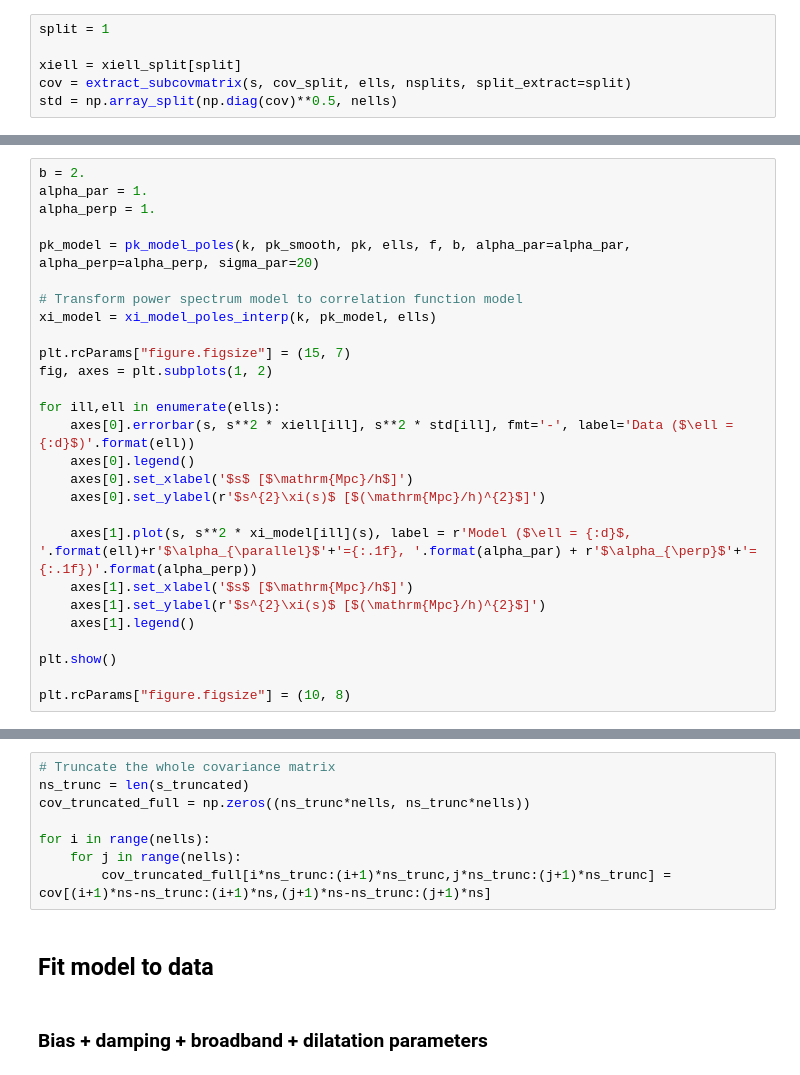
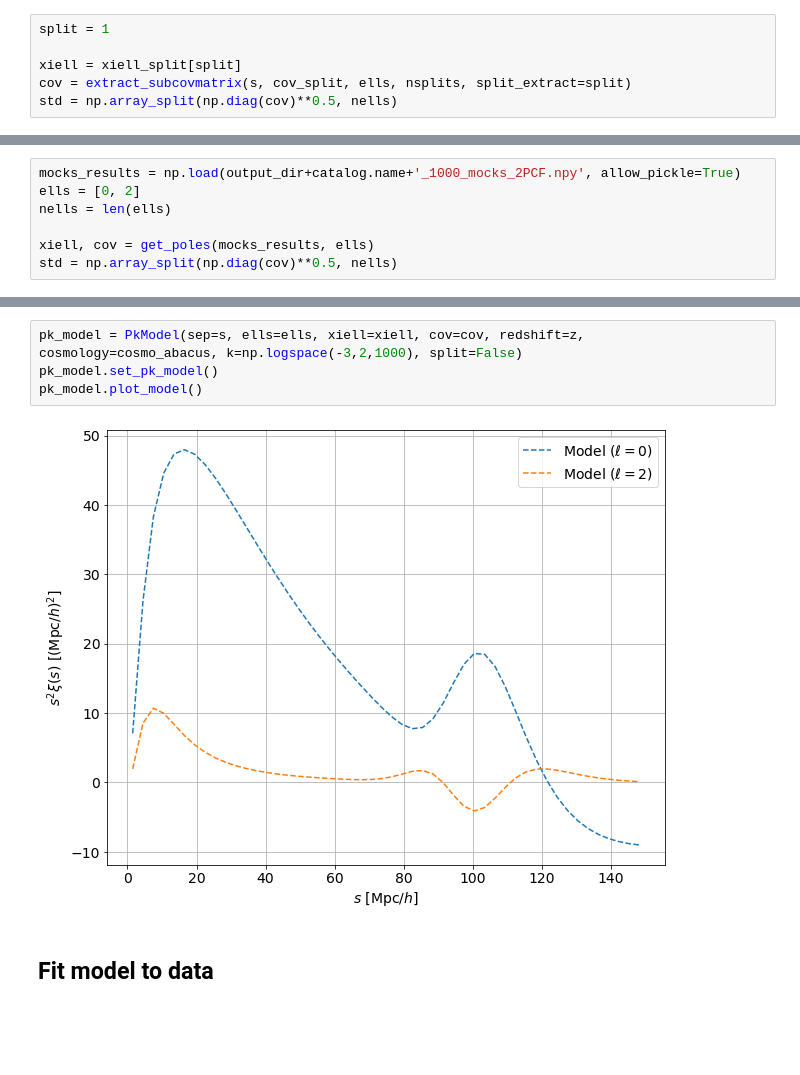
Before and after one commit to mathildepinon/densitysplit, a Jupyter notebook: nb/BAO_fit.ipynb, the cells around one changed output, grey strips where cells are left out. Cells and saved outputs as stored; diff of their text form; blank space fills up the shorter version.

Commit message:
clean pk_model and BAO_fit

```diff
--- a/nb/BAO_fit.ipynb
+++ b/nb/BAO_fit.ipynb
@@ -92 +64,8 @@ plt.show()
+# %%
+mocks_results = np.load(output_dir+catalog.name+'_1000_mocks_2PCF.npy', allow_pickle=True)
+ells = [0, 2]
+nells = len(ells)
+
+xiell, cov = get_poles(mocks_results, ells)
+std = np.array_split(np.diag(cov)**0.5, nells)
 # %% [markdown]
@@ -125,27 +72,0 @@ plt.show()
-# %%
-b = 2.
-alpha_par = 1.
-alpha_perp = 1.
-
-pk_model = pk_model_poles(k, pk_smooth, pk, ells, f, b, alpha_par=alpha_par, alpha_perp=alpha_perp, sigma_par=20)
-
-# Transform power spectrum model to correlation function model
-xi_model = xi_model_poles_interp(k, pk_model, ells)
-
-plt.rcParams["figure.figsize"] = (15, 7)
-fig, axes = plt.subplots(1, 2)
-
-for ill,ell in enumerate(ells):
-    axes[0].errorbar(s, s**2 * xiell[ill], s**2 * std[ill], fmt='-', label='Data ($\ell = {:d}$)'.format(ell))
-    axes[0].legend()
-    axes[0].set_xlabel('$s$ [$\mathrm{Mpc}/h$]')
-    axes[0].set_ylabel(r'$s^{2}\xi(s)$ [$(\mathrm{Mpc}/h)^{2}$]')
-
-    axes[1].plot(s, s**2 * xi_model[ill](s), label = r'Model ($\ell = {:d}$, '.format(ell)+r'$\alpha_{\parallel}$'+'={:.1f}, '.format(alpha_par) + r'$\alpha_{\perp}$'+'={:.1f})'.format(alpha_perp))
-    axes[1].set_xlabel('$s$ [$\mathrm{Mpc}/h$]')
-    axes[1].set_ylabel(r'$s^{2}\xi(s)$ [$(\mathrm{Mpc}/h)^{2}$]')
-    axes[1].legend()
-
-plt.show()
-
-plt.rcParams["figure.figsize"] = (10, 8)
@@ -202,12 +73,8 @@ cov_truncated = np.array(cov_truncated_list)
-# %%
-# Truncate the whole covariance matrix
-ns_trunc = len(s_truncated)
-cov_truncated_full = np.zeros((ns_trunc*nells, ns_trunc*nells))
-
-for i in range(nells):
-    for j in range(nells):
-        cov_truncated_full[i*ns_trunc:(i+1)*ns_trunc,j*ns_trunc:(j+1)*ns_trunc] = cov[(i+1)*ns-ns_trunc:(i+1)*ns,(j+1)*ns-ns_trunc:(j+1)*ns]
+# %%
+pk_model = PkModel(sep=s, ells=ells, xiell=xiell, cov=cov, redshift=z, cosmology=cosmo_abacus, k=np.logspace(-3,2,1000), split=False)
+pk_model.set_pk_model()
+pk_model.plot_model()
+# %% [output]
+[figure, added]
 # %% [markdown]
 ## Fit model to data
-# %% [markdown]
-### Bias + damping + broadband + dilatation parameters
```
Also changed, not shown: parts of 25 cells of this notebook, 10 other files.
